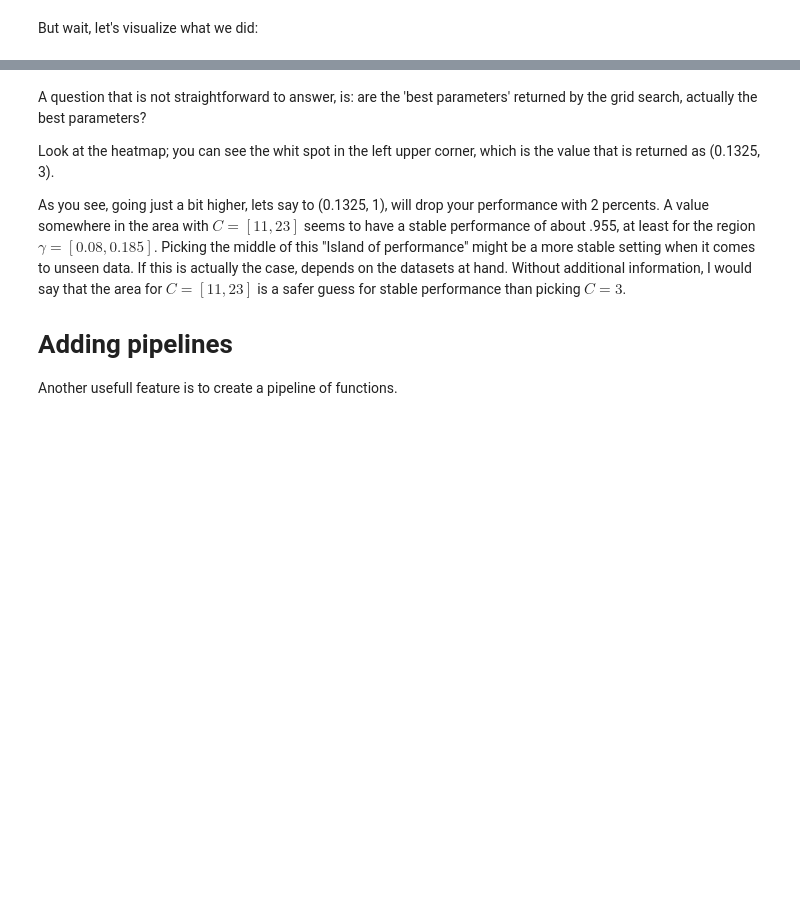
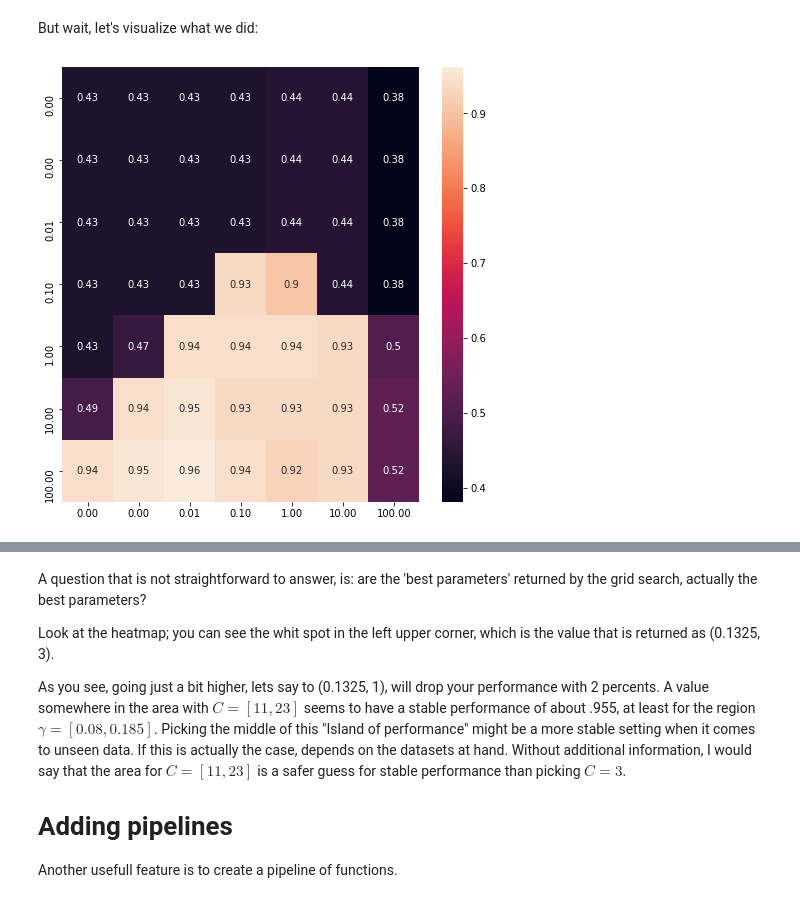
Before and after one commit to kruippie/tmoi-ml-20, a Jupyter notebook: 1-pipelines/lesson1.ipynb, the cells around one changed output, grey strips where cells are left out. Cells and saved outputs as stored; diff of their text form; code cells hidden in the pictures; blank space fills up the shorter version.

```diff
--- a/1-pipelines/lesson1.ipynb
+++ b/1-pipelines/lesson1.ipynb
@@ -318,4 +326,0 @@ Although splitting the data into a training, validation and test set is workable
-# %%
-# Split original data into train and test
-X.drop('role', axis=1, inplace=True) # remove extra column we added
-X_train, X_test, y_train, y_test = train_test_split(X, y, random_state=42)
@@ -378,3 +376,10 @@ Best parameters:  {'C': 10, 'gamma': 0.1}
 Best score:       0.96
 # %% [markdown]
 But wait, let's visualize what we did:
+# %%
+import sys
+sys.path.append("..") # we add the parent directory
+from utils import gridsearch_heatmap #in the parent directory, there is a file named utils.py from which we load this function.
+gridsearch_heatmap(grid_search, param_grid, figsize=(8,8))
+# %% [output]
+[figure, added]
```
Also changed, not shown: parts of 25 cells of this notebook, 1 other file.
